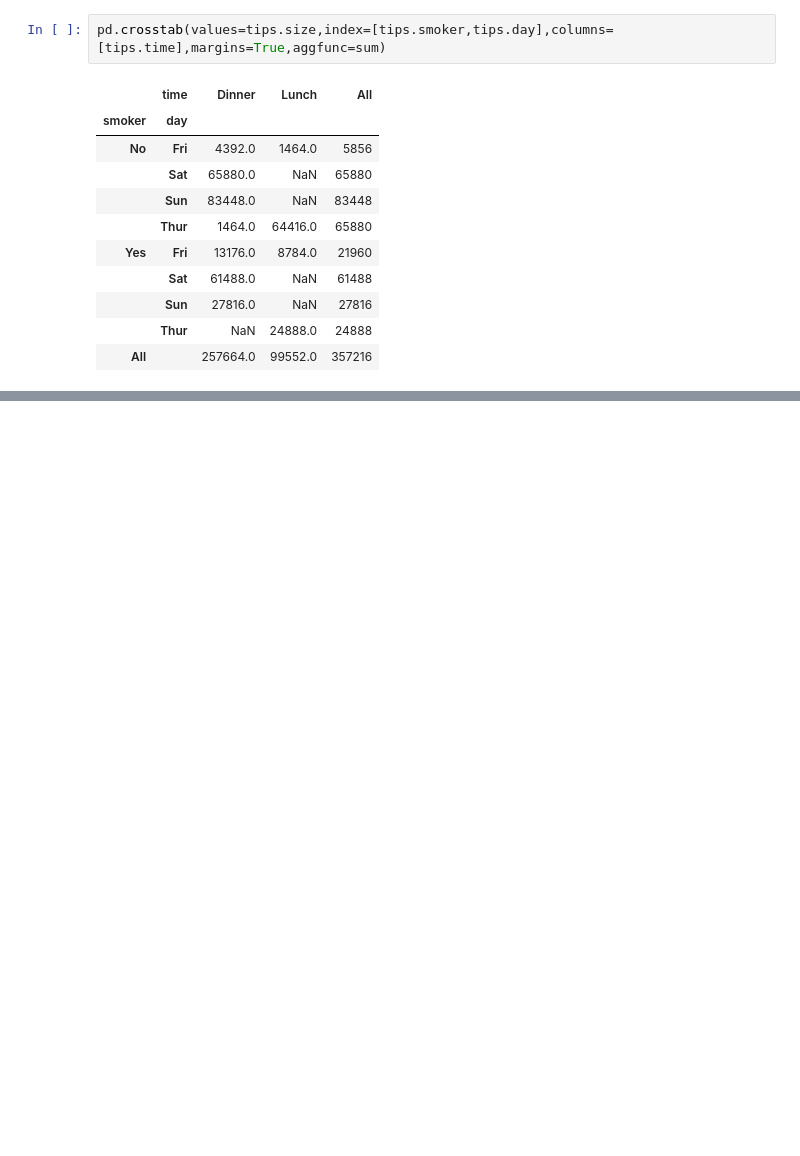
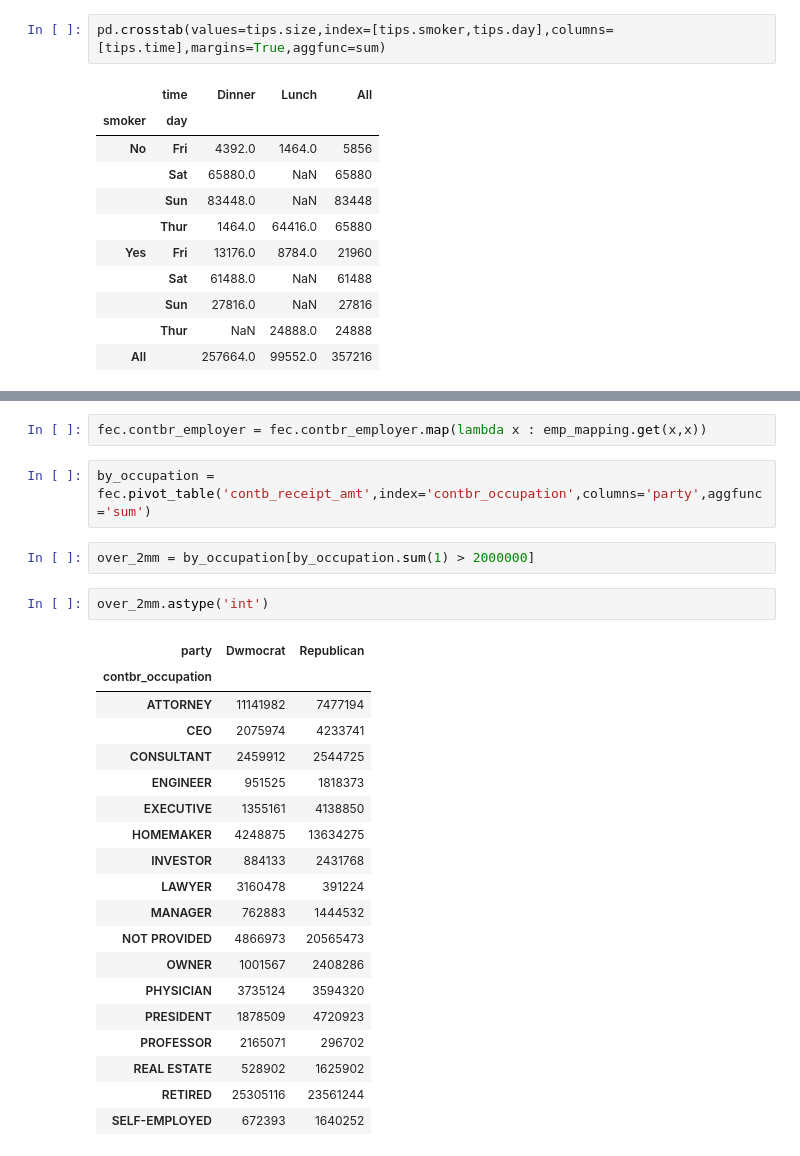
Before and after one commit to longfengpili/python-for-data-analysis, a Jupyter notebook: 第九章.ipynb, the cells around one changed output, grey strips where cells are left out. Saved outputs shown, nothing was run; the diff lists cells and outputs as text; blank space fills up the shorter version.

```diff
--- a/第九章.ipynb
+++ b/第九章.ipynb
@@ -724,0 +904,28 @@ ValueError: No axis named 2 for object type <class 'pandas.core.frame.DataFrame'
+# %%
+fec.contbr_employer = fec.contbr_employer.map(lambda x : emp_mapping.get(x,x))
+# %%
+by_occupation = fec.pivot_table('contb_receipt_amt',index='contbr_occupation',columns='party',aggfunc='sum')
+# %%
+over_2mm = by_occupation[by_occupation.sum(1) > 2000000]
+# %%
+over_2mm.astype('int')
+# %% [output]
+| party | Dwmocrat | Republican |
+| contbr_occupation |  |  |
+| ATTORNEY | 11141982 | 7477194 |
+| CEO | 2075974 | 4233741 |
+| CONSULTANT | 2459912 | 2544725 |
+| ENGINEER | 951525 | 1818373 |
+| EXECUTIVE | 1355161 | 4138850 |
+| HOMEMAKER | 4248875 | 13634275 |
+| INVESTOR | 884133 | 2431768 |
+| LAWYER | 3160478 | 391224 |
+| MANAGER | 762883 | 1444532 |
+| NOT PROVIDED | 4866973 | 20565473 |
+| OWNER | 1001567 | 2408286 |
+| PHYSICIAN | 3735124 | 3594320 |
+| PRESIDENT | 1878509 | 4720923 |
+| PROFESSOR | 2165071 | 296702 |
+| REAL ESTATE | 528902 | 1625902 |
+| RETIRED | 25305116 | 23561244 |
+| SELF-EMPLOYED | 672393 | 1640252 |
```
Also changed, not shown: parts of 24 cells of this notebook.
